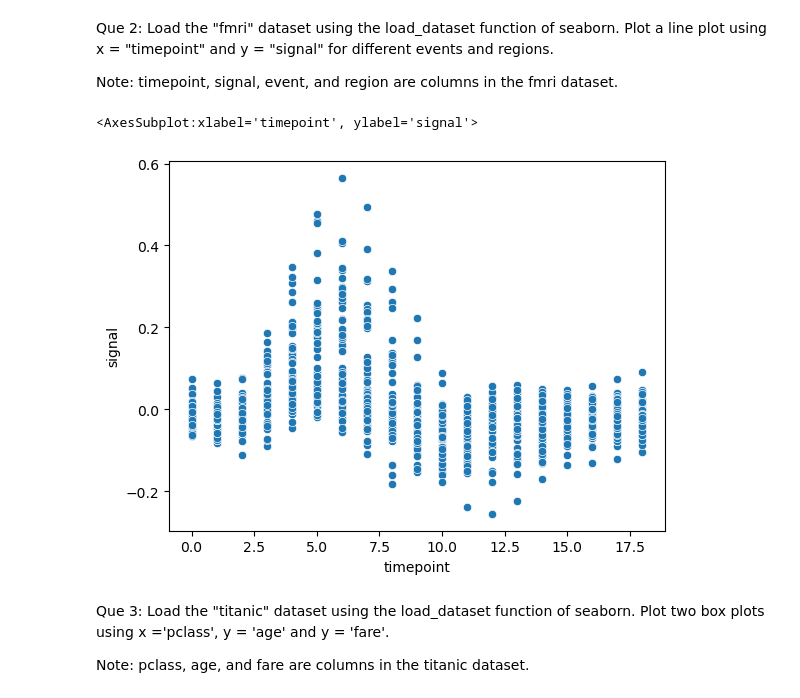
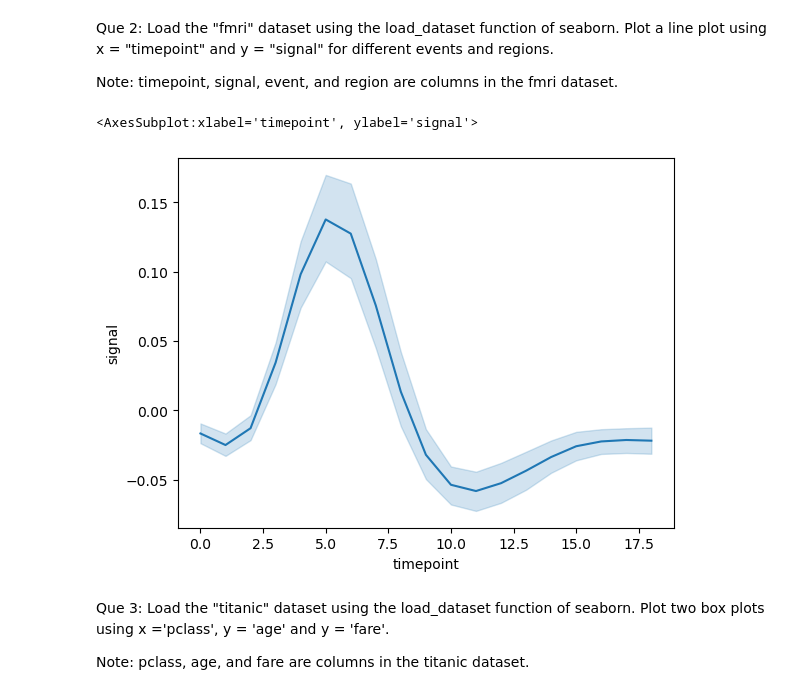
Before and after one commit to Asha2028/Data-Science-Masters, a Jupyter notebook: Seaborn_Assignment.ipynb, the cells around one changed output. Saved outputs shown, nothing was run; the diff lists cells and outputs as text; code cells hidden in the pictures.

```diff
--- a/Seaborn_Assignment.ipynb
+++ b/Seaborn_Assignment.ipynb
@@ -73,11 +73,12 @@ Note: timepoint, signal, event, and region are columns in the fmri dataset.
 # %%
 import seaborn as sns
 
 fmri = sns.load_dataset('fmri')
-sns.scatterplot(x = "timepoint",y = "signal", data=fmri )
+sns.lineplot(x = "timepoint",y = "signal",data = fmri)
+# sns.scatterplot(x = "timepoint",y = "signal", data=fmri )
 # %% [output]
 <AxesSubplot:xlabel='timepoint', ylabel='signal'>
-[figure, old version]
+[figure, new version]
 # %% [markdown]
 Que 3: Load the "titanic" dataset using the load_dataset function of seaborn. Plot two box plots using x ='pclass', y = 'age' and y = 'fare'.
 
```
